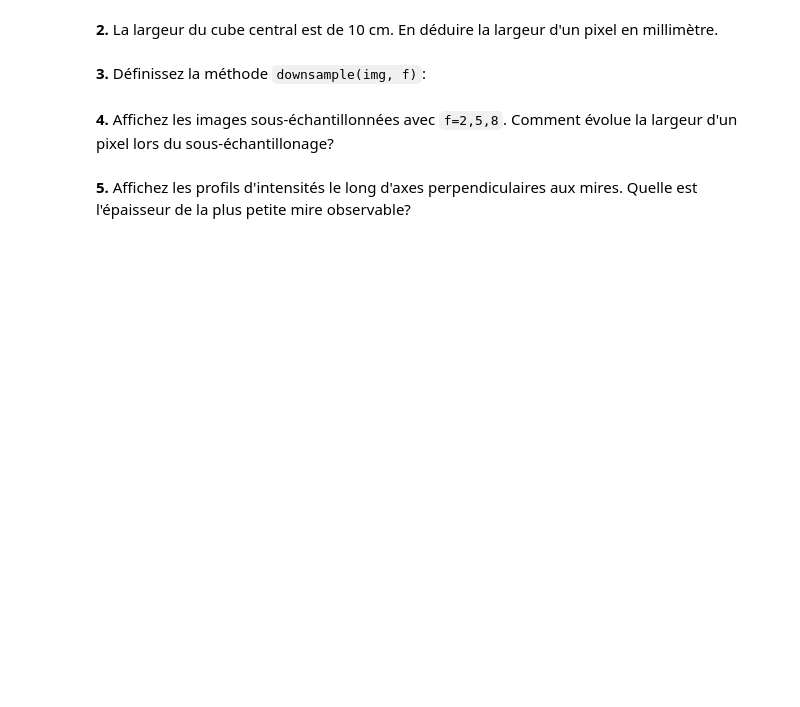
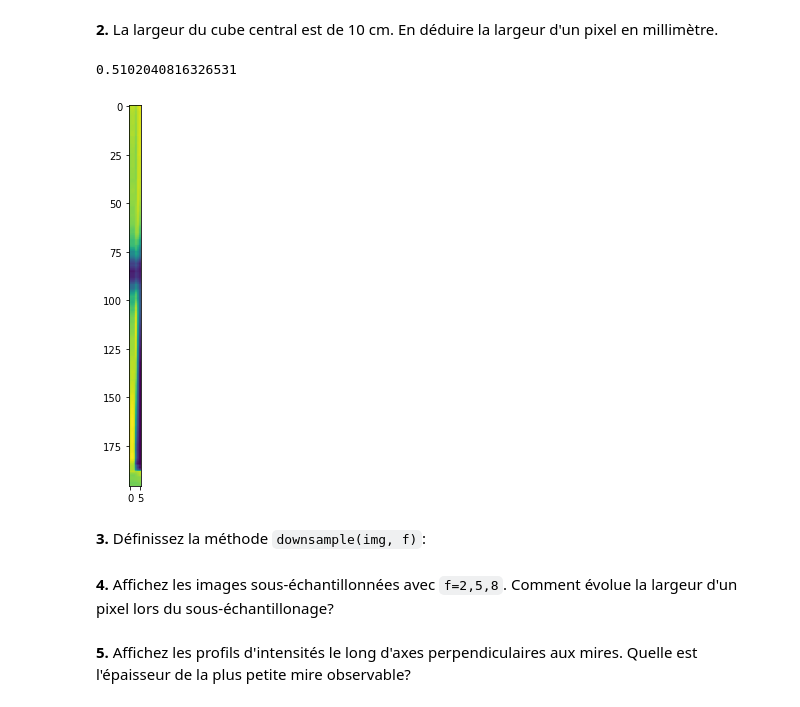
Before and after one commit to shuaisong9/Traitement_TP1, a Jupyter notebook: TP1/code/tp1_seance1.ipynb, the cells around one changed output. Saved outputs shown, nothing was run; the diff lists cells and outputs as text; code cells hidden in the pictures; blank space fills up the shorter version.

````diff
--- a/TP1/code/tp1_seance1.ipynb
+++ b/TP1/code/tp1_seance1.ipynb
@@ -20,6 +30,19 @@ plt.rcParams["figure.figsize"] = (12, 7)
 **2.** La largeur du cube central est de 10 cm. En déduire la largeur d'un pixel en millimètre.
 # %%
 # Les coordonnées des coins supérieurs du carré sont: (160,151) et (356, 157).
+
+cube = img[160:356, 151:157]
+imshow(cube)
+
+# Sur les lignes:
+npixels_ligne = 356-160
+largeur_pixel = 100/npixels_ligne # en mm
+print(largeur_pixel)
+
+[height, width] = img.shape # 1 seul canal, 512x512 pixels
+# %% [output]
+0.5102040816326531
+[figure, added]
 # %% [markdown]
 **3.** Définissez la méthode ```downsample(img, f)```:
 # %%
````
Also changed, not shown: parts of 7 cells of this notebook.
